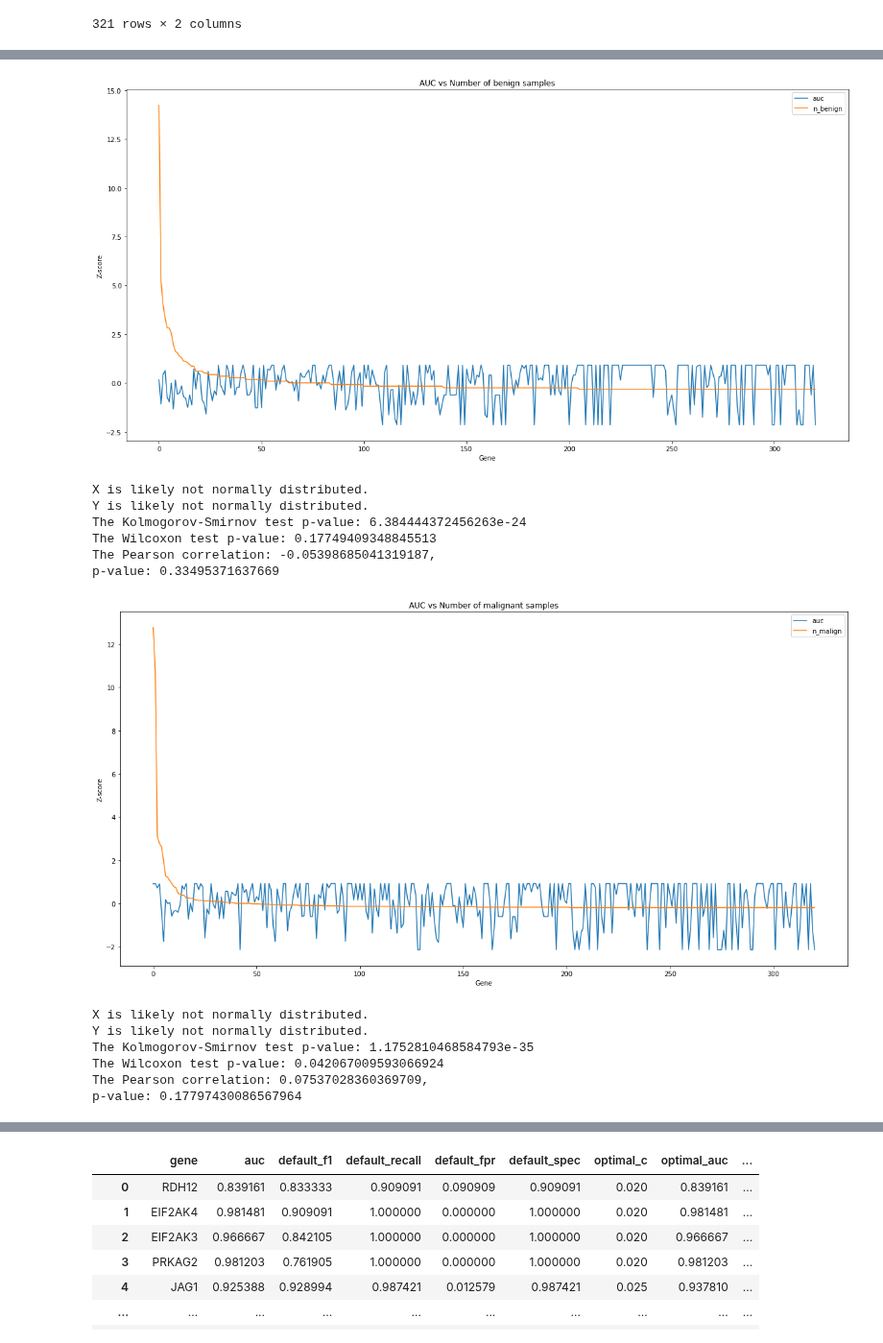
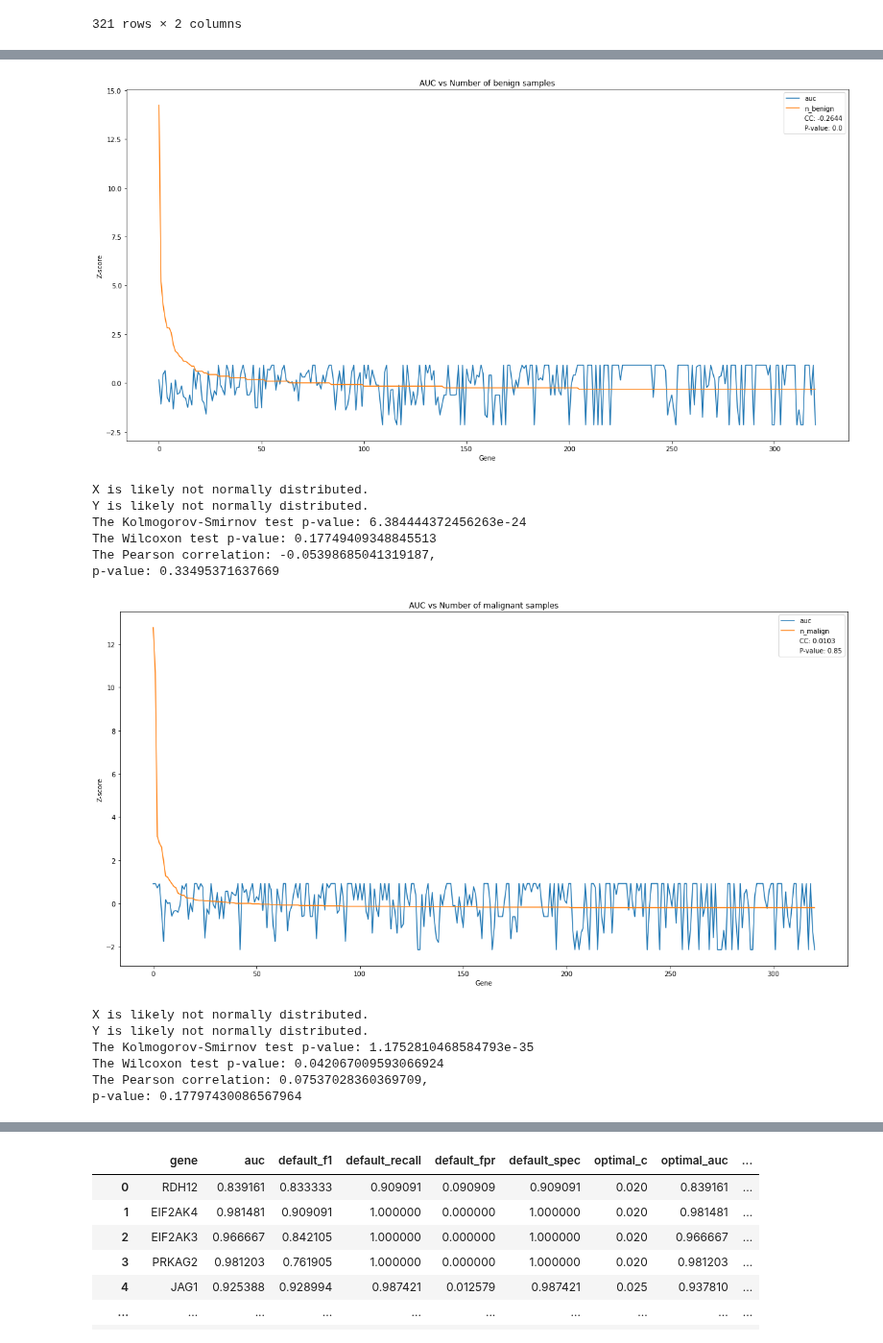
Before and after one commit to SietsmaRJ/dsls_master_thesis, a Jupyter notebook: side_scripts/Testing_environment.ipynb, the cells around one changed output, grey strips where cells are left out. Shown at 96% size. Cells and saved outputs as stored; diff of their text form; code cells hidden in the pictures.

```diff
--- a/side_scripts/Testing_environment.ipynb
+++ b/side_scripts/Testing_environment.ipynb
@@ -123,17 +238,21 @@ p-value: 0.2770593150917949
 # %%
 benign = calc_z_scores(output_df[['auc','n_benign']].sort_values(by='n_benign', ascending=False))
 
 plot1 = benign
 plot1.index = np.arange(plot1.shape[0])
 plot1.plot(figsize=(20,10))
 plt.xlabel('Gene')
 plt.ylabel('Z-score')
 plt.title('AUC vs Number of benign samples')
+rho, pval = scipy.stats.spearmanr(plot1['auc'], plot1['n_benign'])
+plt.plot([],[], " ", label=f'CC: {round(rho, 4)}')
+plt.plot([],[], " ", label=f'P-value: {round(pval, 2)}')
+plt.legend()
 plt.show()
 
 perform_stats(plot1['auc'],plot1['n_benign'])
 # %% [output]
-[figure, old version]
+[figure, new version]
 X is likely not normally distributed.
 Y is likely not normally distributed.
 The Kolmogorov-Smirnov test p-value: 6.384444372456263e-24
@@ -149,11 +268,15 @@ plot1.plot(figsize=(20,10))
 plt.xlabel('Gene')
 plt.ylabel('Z-score')
 plt.title('AUC vs Number of malignant samples')
+rho, pval = scipy.stats.spearmanr(plot1['auc'], plot1['n_malign'])
+plt.plot([],[], " ", label=f'CC: {round(rho, 4)}')
+plt.plot([],[], " ", label=f'P-value: {round(pval, 2)}')
+plt.legend()
 plt.show()
 
 perform_stats(plot1['auc'],plot1['n_malign'])
 # %% [output]
-[figure, old version]
+[figure, new version]
 X is likely not normally distributed.
 Y is likely not normally distributed.
 The Kolmogorov-Smirnov test p-value: 1.1752810468584793e-35
```
Also changed, not shown: parts of 16 cells of this notebook, 5 other files.
